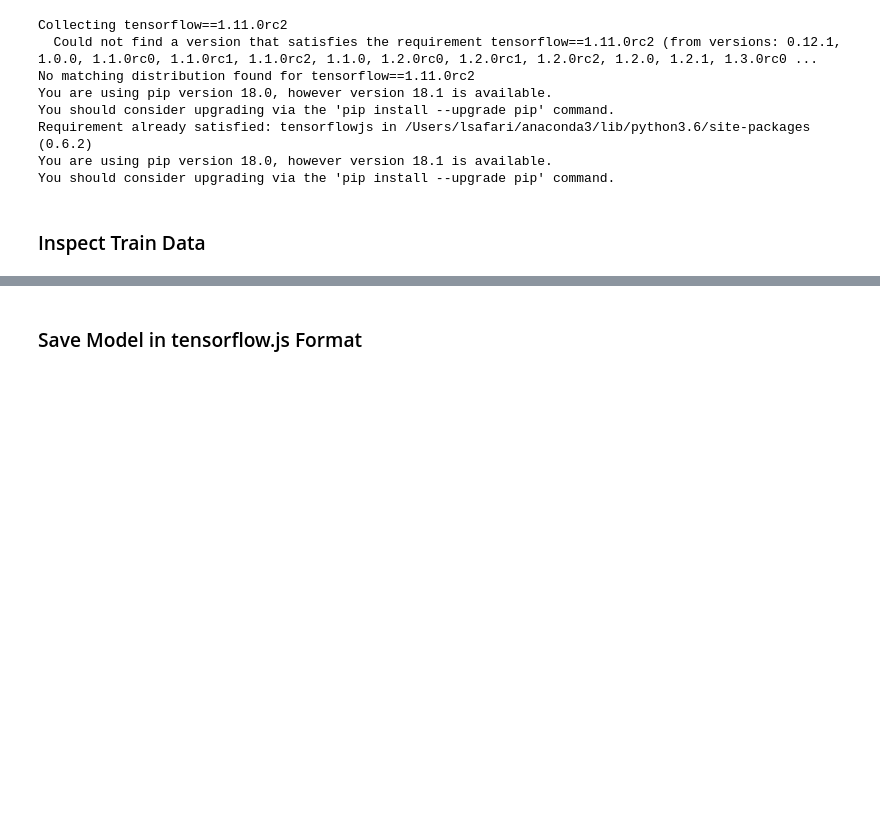
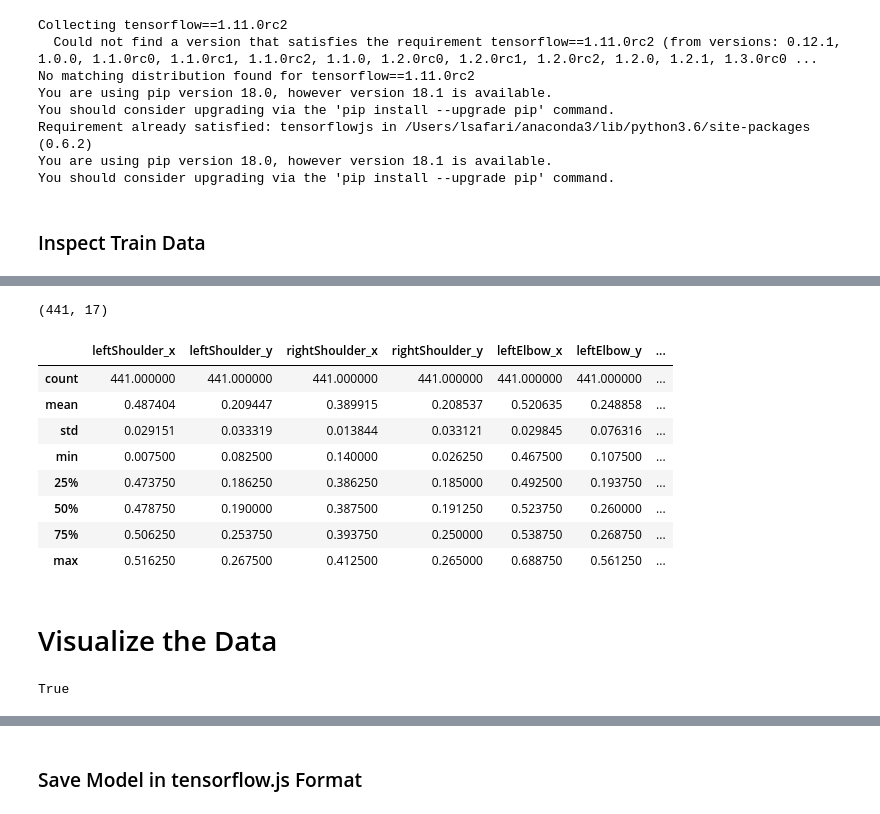
Before and after one commit to chriswegmann/drone_steering, a Jupyter notebook: models/drone_steering_model.ipynb, the cells around one changed output, grey strips where cells are left out. Cells and saved outputs as stored; diff of their text form; code cells hidden in the pictures; blank space fills up the shorter version.

```diff
--- a/models/drone_steering_model.ipynb
+++ b/models/drone_steering_model.ipynb
@@ -43,0 +40,9 @@ df.head()
+# %%
+#df = pd.read_csv("video_001.csv", delimiter=',')
+# Christian's video is less noisy. Therefore I only train the model with his data at the moment.
+# acc increased 5 % taking his video camparing to all videos.
+df = pd.read_csv("/Users/lsafari/drone_steering/data/video_Christian_posture_steptime50_checksum8160.csv",low_memory=False)
+#df=df.drop([5557], axis=0)
+#type(df.leftShoulder_x)
+#df.info()
+df.head(3)
@@ -63,0 +85,21 @@ array([1, 3, 4, 2])
+# %%
+df1=df.dropna().drop_duplicates()
+#df1
+#df1
+df1.shape
+# %% [output]
+(441, 17)
+# %%
+df1.describe()
+# %% [output]
+|  | leftShoulder_x | leftShoulder_y | rightShoulder_x | rightShoulder_y | leftElbow_x | leftElbow_y | ... |
+| count | 441.000000 | 441.000000 | 441.000000 | 441.000000 | 441.000000 | 441.000000 | ... |
+| mean | 0.487404 | 0.209447 | 0.389915 | 0.208537 | 0.520635 | 0.248858 | ... |
+| std | 0.029151 | 0.033319 | 0.013844 | 0.033121 | 0.029845 | 0.076316 | ... |
+| min | 0.007500 | 0.082500 | 0.140000 | 0.026250 | 0.467500 | 0.107500 | ... |
+| 25% | 0.473750 | 0.186250 | 0.386250 | 0.185000 | 0.492500 | 0.193750 | ... |
+| 50% | 0.478750 | 0.190000 | 0.387500 | 0.191250 | 0.523750 | 0.260000 | ... |
+| 75% | 0.506250 | 0.253750 | 0.393750 | 0.250000 | 0.538750 | 0.268750 | ... |
+| max | 0.516250 | 0.267500 | 0.412500 | 0.265000 | 0.688750 | 0.561250 | ... |
+# %% [markdown]
+# Visualize the Data
@@ -65,0 +116,4 @@ import numpy as np
+# %%
+df_train.shape[0] + df_val.shape[0] == df_shuffled.shape[0]
+# %% [output]
+True
```
Also changed, not shown: parts of 46 cells of this notebook.
